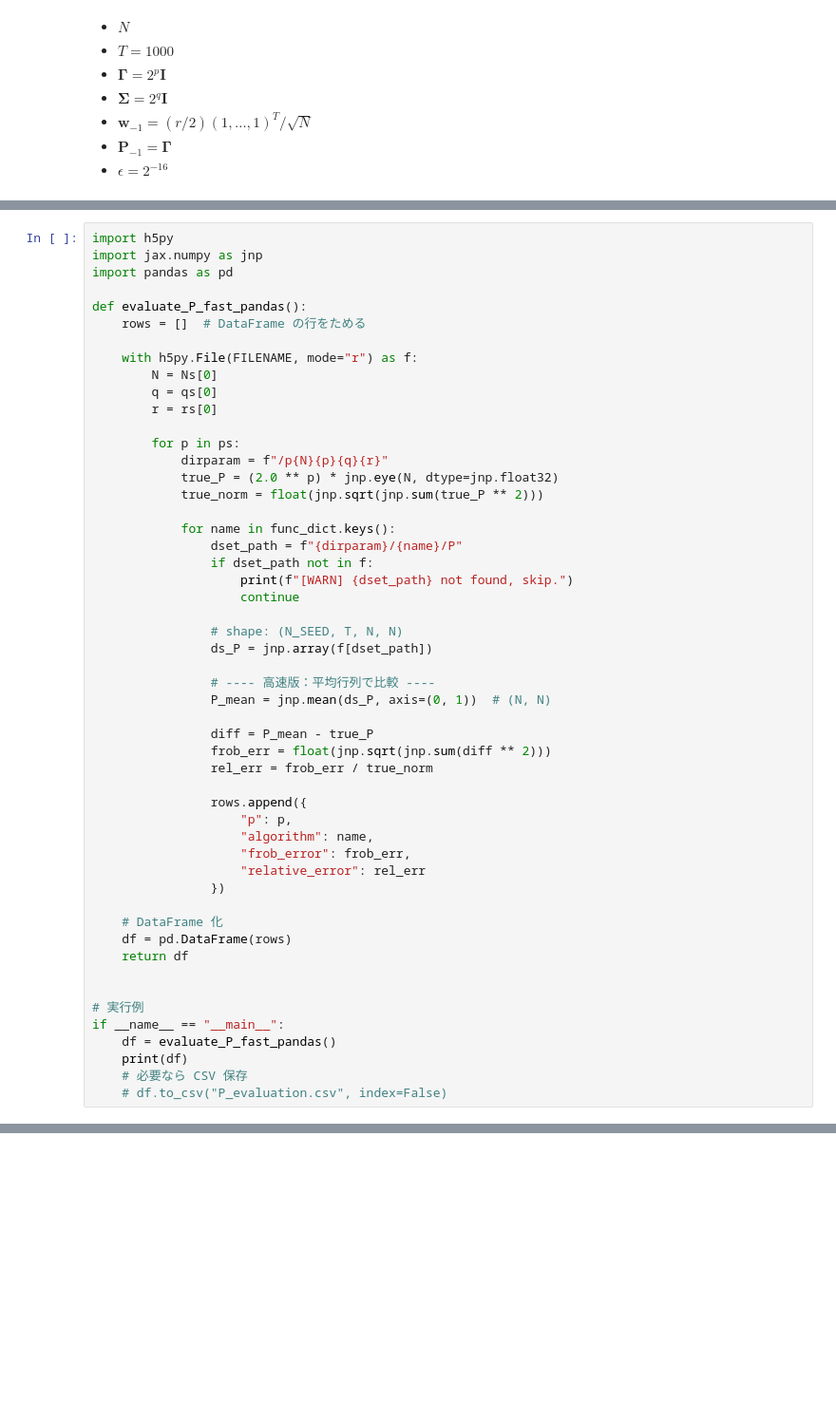
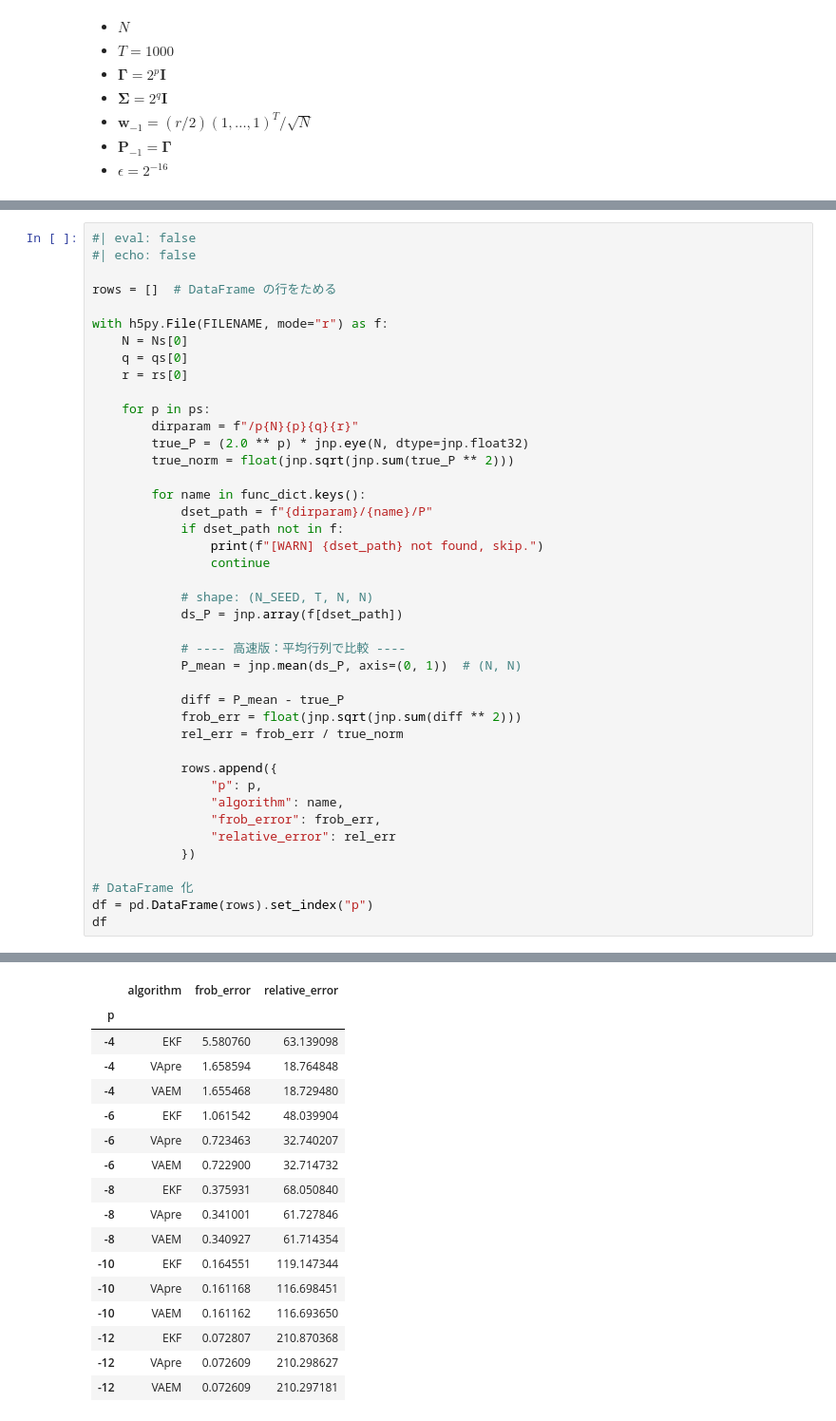
Before and after one commit to SuzuSys/KalmanPaper, a Jupyter notebook: nbs/AnalysisStorage/00_Analysis00.ipynb, the cells around one changed output, grey strips where cells are left out. Shown: that part at 95% size. Drawn from its saved outputs; the diff is of its cells as text; blank space fills up the shorter version.

```diff
--- a/nbs/AnalysisStorage/00_Analysis00.ipynb
+++ b/nbs/AnalysisStorage/00_Analysis00.ipynb
@@ -1071,53 +1006,43 @@ evaluate_P_fast()
 # %%
-import h5py
-import jax.numpy as jnp
-import pandas as pd
+#| eval: false
+#| echo: false
 
-def evaluate_P_fast_pandas():
-    rows = []  # DataFrame の行をためる
+rows = []  # DataFrame の行をためる
 
-    with h5py.File(FILENAME, mode="r") as f:
-        N = Ns[0]
-        q = qs[0]
-        r = rs[0]
+with h5py.File(FILENAME, mode="r") as f:
+    N = Ns[0]
+    q = qs[0]
+    r = rs[0]
 
-        for p in ps:
-            dirparam = f"/p{N}{p}{q}{r}"
-            true_P = (2.0 ** p) * jnp.eye(N, dtype=jnp.float32)
-            true_norm = float(jnp.sqrt(jnp.sum(true_P ** 2)))
+    for p in ps:
+        dirparam = f"/p{N}{p}{q}{r}"
+        true_P = (2.0 ** p) * jnp.eye(N, dtype=jnp.float32)
+        true_norm = float(jnp.sqrt(jnp.sum(true_P ** 2)))
 
-            for name in func_dict.keys():
-                dset_path = f"{dirparam}/{name}/P"
-                if dset_path not in f:
-                    print(f"[WARN] {dset_path} not found, skip.")
-                    continue
+        for name in func_dict.keys():
+            dset_path = f"{dirparam}/{name}/P"
+            if dset_path not in f:
+                print(f"[WARN] {dset_path} not found, skip.")
+                continue
 
-                # shape: (N_SEED, T, N, N)
-                ds_P = jnp.array(f[dset_path])
+            # shape: (N_SEED, T, N, N)
+            ds_P = jnp.array(f[dset_path])
 
-                # ---- 高速版：平均行列で比較 ----
-                P_mean = jnp.mean(ds_P, axis=(0, 1))  # (N, N)
+            # ---- 高速版：平均行列で比較 ----
+            P_mean = jnp.mean(ds_P, axis=(0, 1))  # (N, N)
 
-                diff = P_mean - true_P
-                frob_err = float(jnp.sqrt(jnp.sum(diff ** 2)))
-                rel_err = frob_err / true_norm
+            diff = P_mean - true_P
+            frob_err = float(jnp.sqrt(jnp.sum(diff ** 2)))
+            rel_err = frob_err / true_norm
 
-                rows.append({
-                    "p": p,
-                    "algorithm": name,
-                    "frob_error": frob_err,
-                    "relative_error": rel_err
-                })
+            rows.append({
+                "p": p,
+                "algorithm": name,
+                "frob_error": frob_err,
+                "relative_error": rel_err
+            })
 
-    # DataFrame 化
-    df = pd.DataFrame(rows)
-    return df
-
-
-# 実行例
-if __name__ == "__main__":
-    df = evaluate_P_fast_pandas()
-    print(df)
-    # 必要なら CSV 保存
-    # df.to_csv("P_evaluation.csv", index=False)
+# DataFrame 化
+df = pd.DataFrame(rows).set_index("p")
+df
 # %% [output]
@@ -1139,0 +1049,17 @@ if __name__ == "__main__":
+|  | algorithm | frob_error | relative_error |
+| p |  |  |  |
+| -4 | EKF | 5.580760 | 63.139098 |
+| -4 | VApre | 1.658594 | 18.764848 |
+| -4 | VAEM | 1.655468 | 18.729480 |
+| -6 | EKF | 1.061542 | 48.039904 |
+| -6 | VApre | 0.723463 | 32.740207 |
+| -6 | VAEM | 0.722900 | 32.714732 |
+| -8 | EKF | 0.375931 | 68.050840 |
+| -8 | VApre | 0.341001 | 61.727846 |
+| -8 | VAEM | 0.340927 | 61.714354 |
+| -10 | EKF | 0.164551 | 119.147344 |
+| -10 | VApre | 0.161168 | 116.698451 |
+| -10 | VAEM | 0.161162 | 116.693650 |
+| -12 | EKF | 0.072807 | 210.870368 |
+| -12 | VApre | 0.072609 | 210.298627 |
+| -12 | VAEM | 0.072609 | 210.297181 |
```
Also changed, not shown: parts of 11 cells of this notebook.
